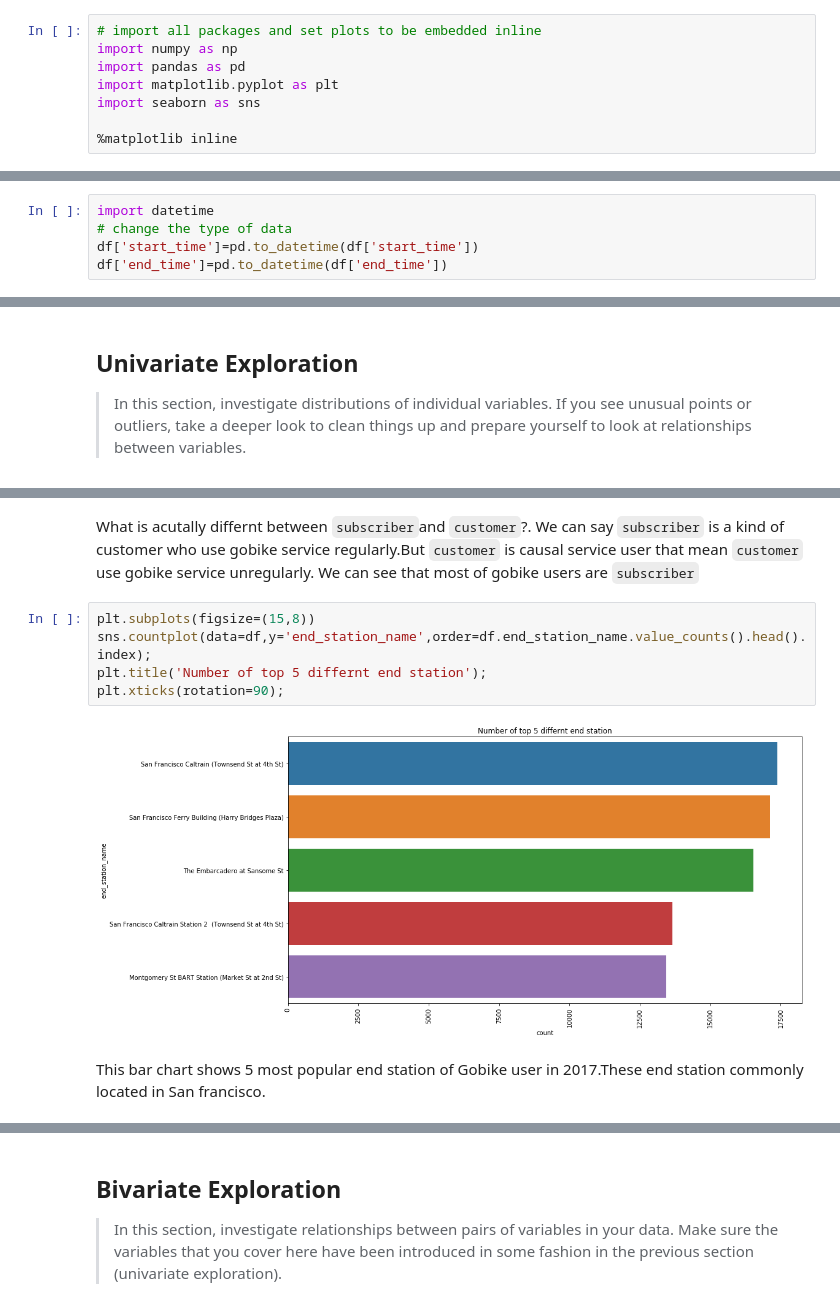
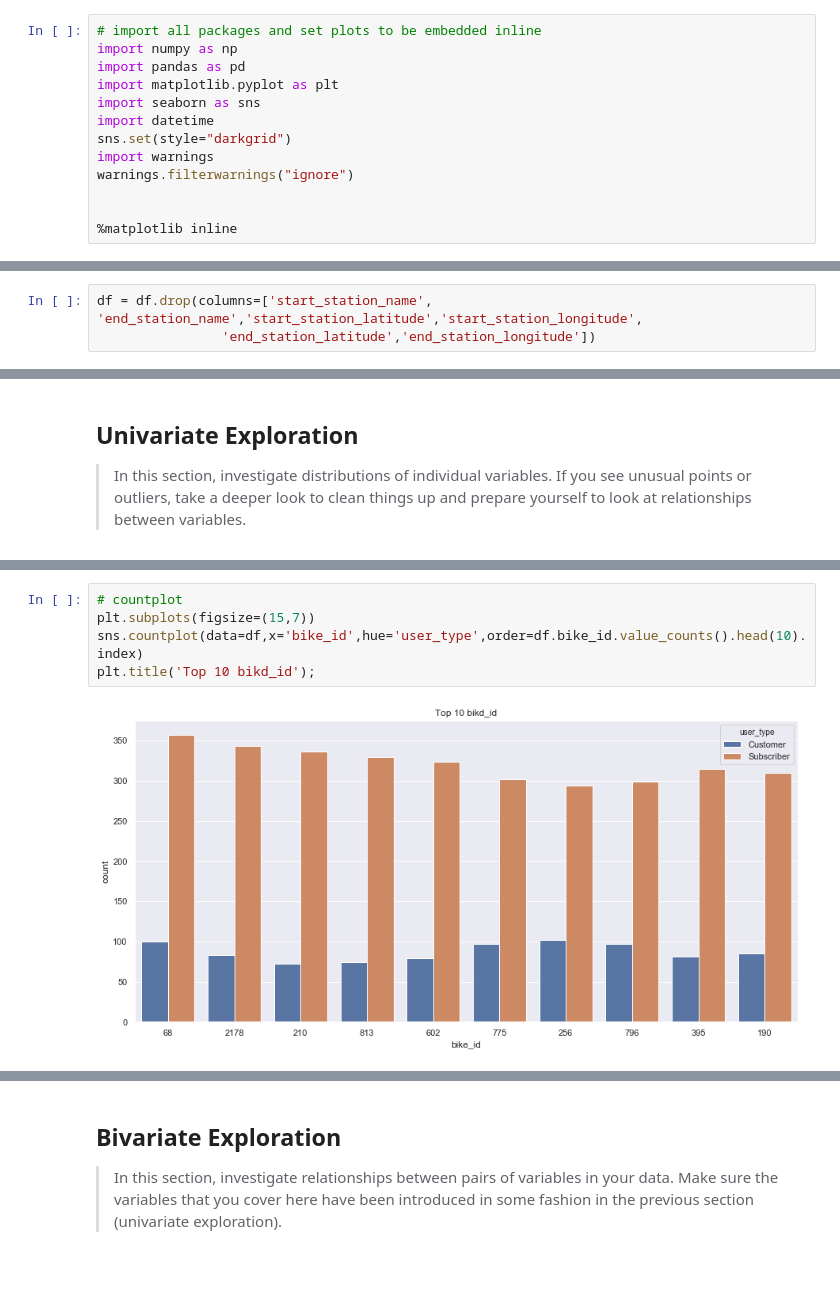
Before and after one commit to deutschkihun/Data-Analysis, a Jupyter notebook: Project 6/exploration_template.ipynb, the cells around one changed output, grey strips where cells are left out. Saved outputs shown, nothing was run; the diff lists cells and outputs as text; blank space fills up the shorter version.

```diff
--- a/Project 6/exploration_template.ipynb
+++ b/Project 6/exploration_template.ipynb
@@ -11,6 +15,11 @@ import numpy as np
 import pandas as pd
 import matplotlib.pyplot as plt
 import seaborn as sns
+import datetime
+sns.set(style="darkgrid")
+import warnings
+warnings.filterwarnings("ignore")
+
 
 %matplotlib inline
 # %% [markdown]
@@ -53,8 +55,3 @@ end_station_longitude      0
 bike_id                    0
 user_type                  0
 dtype: int64
-# %%
-import datetime
-# change the type of data
-df['start_time']=pd.to_datetime(df['start_time'])
-df['end_time']=pd.to_datetime(df['end_time'])
@@ -100,0 +86,3 @@ memory usage: 51.5+ MB
+# %%
+df = df.drop(columns=['start_station_name', 'end_station_name','start_station_latitude','start_station_longitude',
+                'end_station_latitude','end_station_longitude'])
@@ -115,11 +116,7 @@ plt.title('Proprotion of user_type');
-# %% [markdown]
-What is acutally differnt between `subscriber`and `customer`?. We can say `subscriber` is a kind of customer who use gobike service regularly.But `customer` is causal service user that mean `customer` use gobike service unregularly. We can see that most of gobike users are `subscriber`
 # %%
-plt.subplots(figsize=(15,8))
-sns.countplot(data=df,y='end_station_name',order=df.end_station_name.value_counts().head().index);
-plt.title('Number of top 5 differnt end station');
-plt.xticks(rotation=90);
+# countplot
+plt.subplots(figsize=(15,7))
+sns.countplot(data=df,x='bike_id',hue='user_type',order=df.bike_id.value_counts().head(10).index)
+plt.title('Top 10 bikd_id');
 # %% [output]
-[figure, old version]
+[figure, new version]
-# %% [markdown]
-This bar chart shows 5 most popular end station of Gobike user in 2017.These end station commonly located in San francisco.
```
Also changed, not shown: parts of 19 cells of this notebook.
